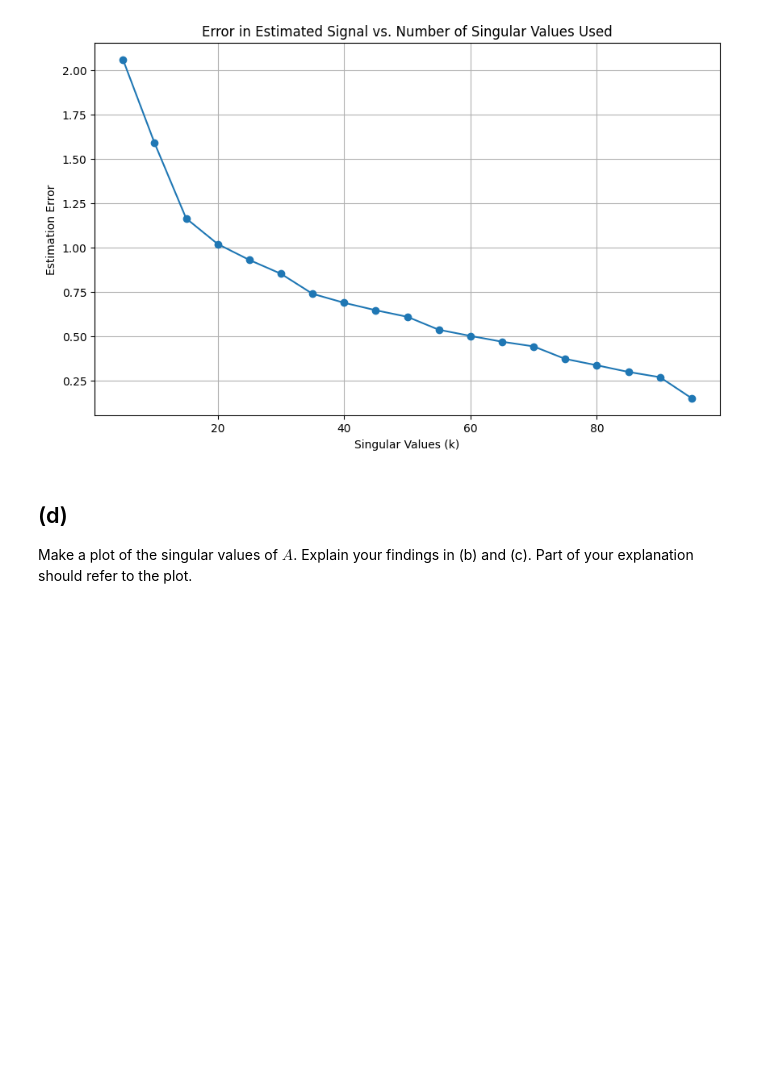
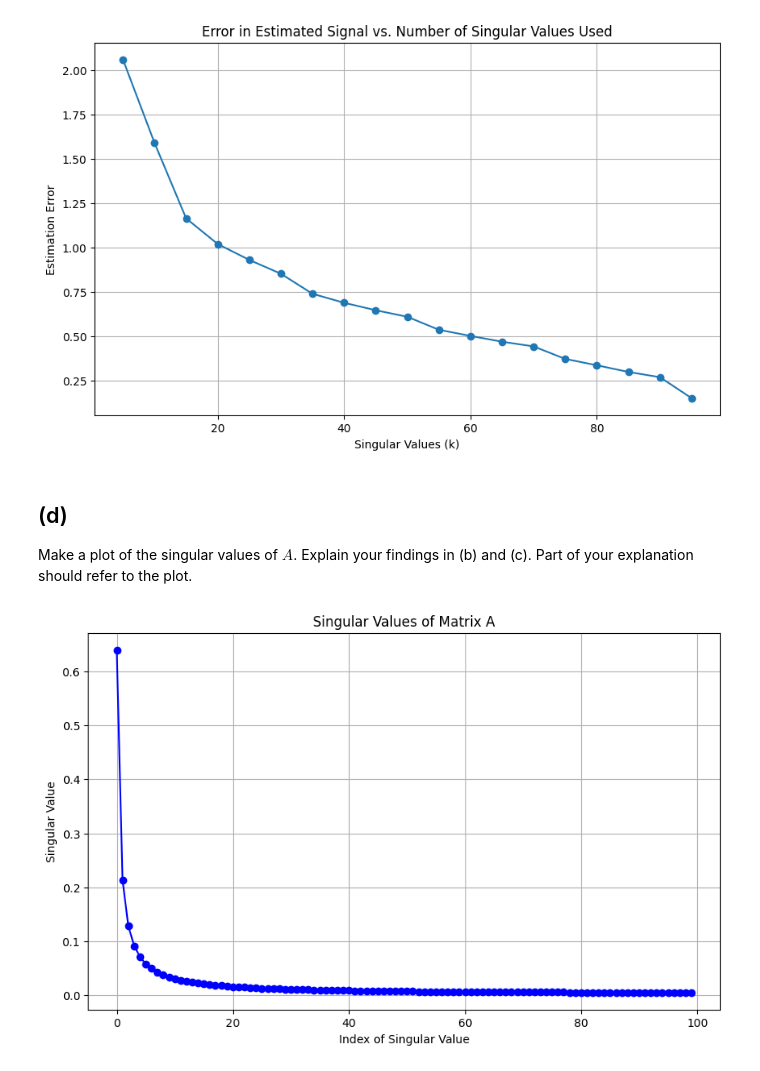
Before and after one commit to zoeazra/NumAlg, a Jupyter notebook: hw2.ipynb, the cells around one changed output. Drawn from its saved outputs; the diff is of its cells as text; code cells hidden in the pictures; blank space fills up the shorter version.

```diff
--- a/hw2.ipynb
+++ b/hw2.ipynb
@@ -327,4 +331,14 @@ Pseudoinverse of A:
 ## (d)
 
 Make a plot of the singular values of $A$. Explain your findings in (b) and (c). Part of your explanation should refer to the plot.
+# %%
+plt.figure(figsize=(10, 6))
+plt.plot(S, marker='o', linestyle='-', color='b')
+plt.xlabel("Index of Singular Value")
+plt.ylabel("Singular Value")
+plt.title("Singular Values of Matrix A")
+plt.grid()
+plt.show()
+# %% [output]
+[figure, added]
 # %% [markdown]
```
Also changed, not shown: parts of 2 cells of this notebook.
